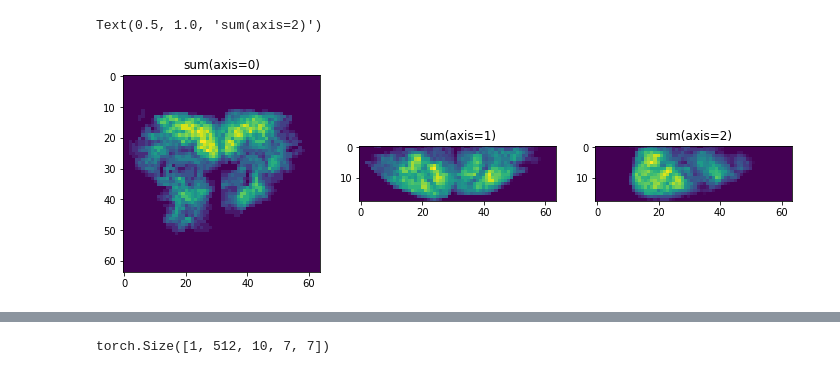
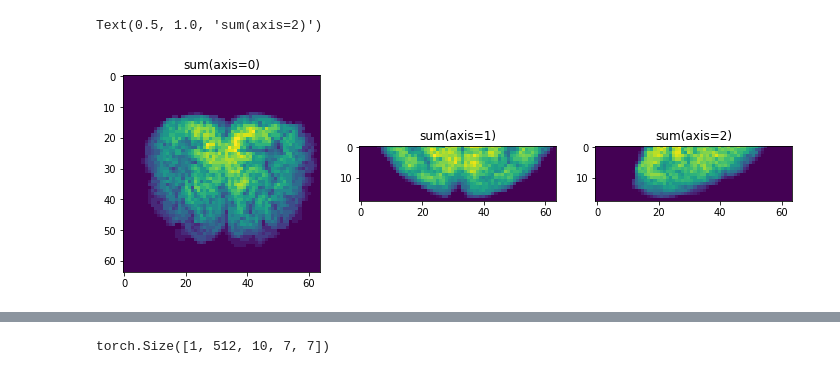
Before and after one commit to patrickmineault/your-head-is-there-to-move-you-around, a Jupyter notebook: notebooks/Test fMRI.ipynb, the cells around one changed output, grey strips where cells are left out. Saved outputs shown, nothing was run; the diff lists cells and outputs as text; code cells hidden in the pictures.

```diff
--- a/notebooks/Test fMRI.ipynb
+++ b/notebooks/Test fMRI.ipynb
@@ -1,29 +1,35 @@
 # %%
+import sys
+sys.path.append('../')
+
 import matplotlib.pyplot as plt
 import numpy as np
 
 from loaders import vim2
 
-loader = vim2.Vim2()
+loader = vim2.Vim2(subject='s3',
+                   root='../data/crcns-vim2/derived',
+                   voxels='all',
+                   split='report')
 mask = None
 for k, v in loader._get_rois().items():
     if mask is None:
         mask = (v > 0)
     else:
         mask |= (v > 0)
 
 plt.figure(figsize=(12, 4))
 plt.subplot(131)
 plt.imshow(mask.sum(axis=0))
 plt.title('sum(axis=0)')
 
 plt.subplot(132)
 plt.imshow(mask.sum(axis=1))
 plt.title('sum(axis=1)')
 
 plt.subplot(133)
 plt.imshow(mask.sum(axis=2))
 plt.title('sum(axis=2)')
 # %% [output]
 Text(0.5, 1.0, 'sum(axis=2)')
-[figure, old version]
+[figure, new version]
```
Also changed, not shown: parts of 4 cells of this notebook, 6 other files.
